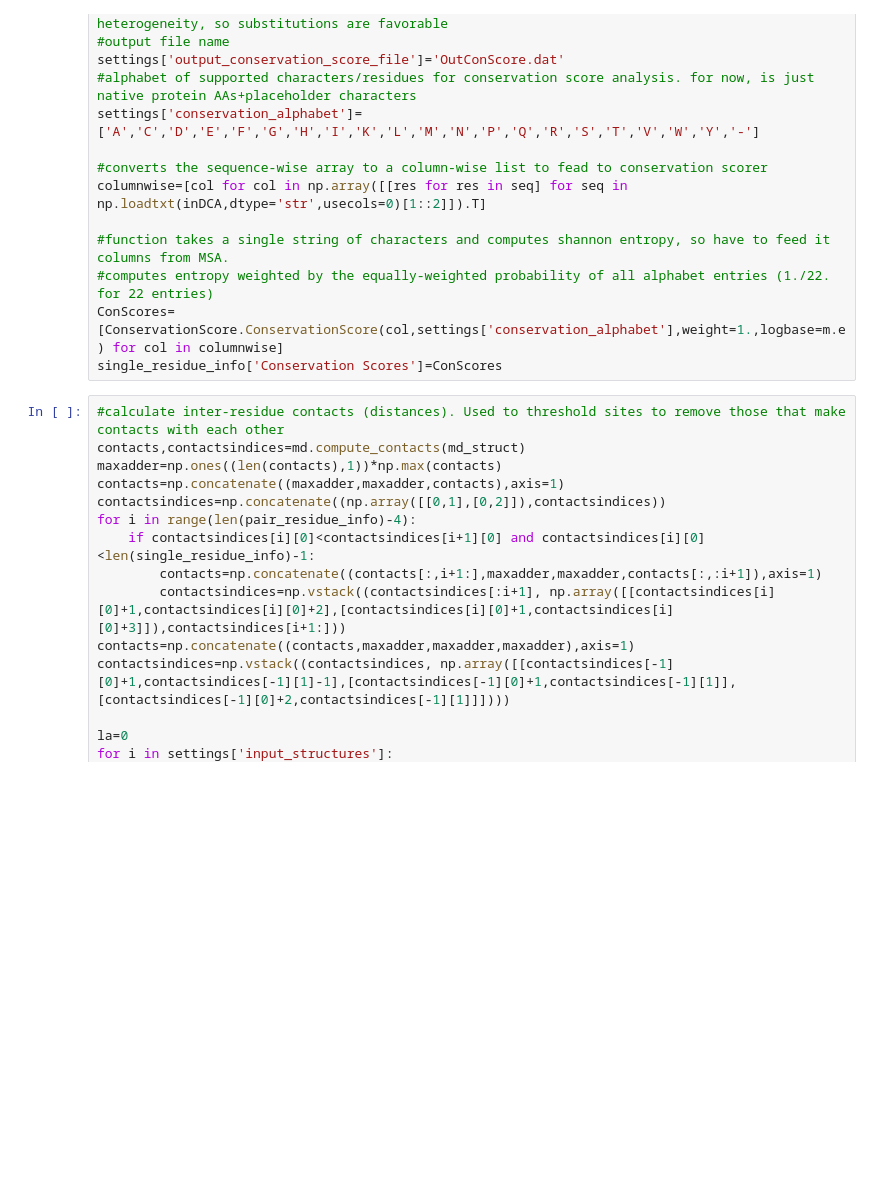
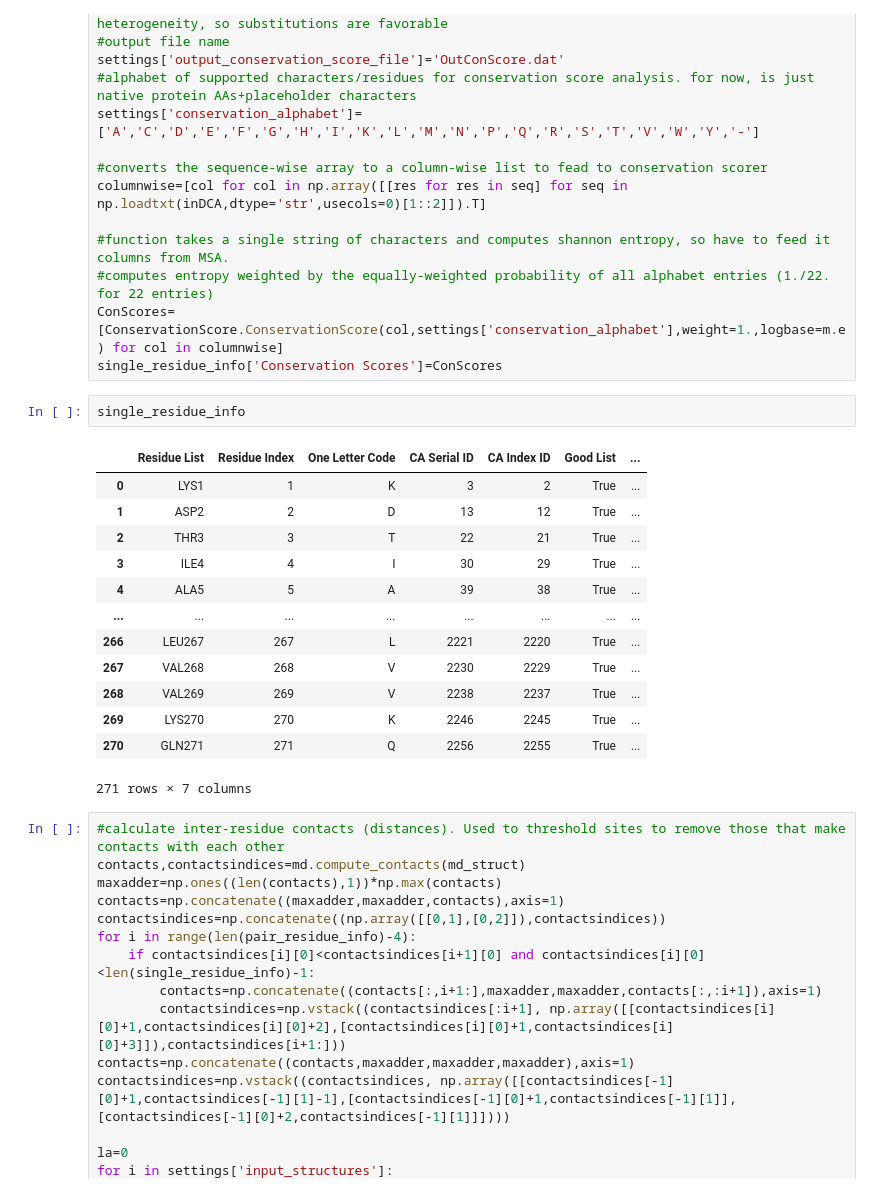
Before and after one commit to SMB-Lab/FRETNet-Designer, a Jupyter notebook: Master_AutoFRETDesign_Rewrite_5_11_23.ipynb, the cells around one changed output. Drawn from its saved outputs; the diff is of its cells as text; blank space fills up the shorter version.

```diff
--- a/Master_AutoFRETDesign_Rewrite_5_11_23.ipynb
+++ b/Master_AutoFRETDesign_Rewrite_5_11_23.ipynb
@@ -475,6 +361,22 @@ columnwise=[col for col in np.array([[res for res in seq] for seq in np.loadtxt(
 #computes entropy weighted by the equally-weighted probability of all alphabet entries (1./22. for 22 entries)
 ConScores=[ConservationScore.ConservationScore(col,settings['conservation_alphabet'],weight=1.,logbase=m.e) for col in columnwise]
 single_residue_info['Conservation Scores']=ConScores
+# %%
+single_residue_info
+# %% [output]
+|  | Residue List | Residue Index | One Letter Code | CA Serial ID | CA Index ID | Good List | ... |
+| 0 | LYS1 | 1 | K | 3 | 2 | True | ... |
+| 1 | ASP2 | 2 | D | 13 | 12 | True | ... |
+| 2 | THR3 | 3 | T | 22 | 21 | True | ... |
+| 3 | ILE4 | 4 | I | 30 | 29 | True | ... |
+| 4 | ALA5 | 5 | A | 39 | 38 | True | ... |
+| ... | ... | ... | ... | ... | ... | ... | ... |
+| 266 | LEU267 | 267 | L | 2221 | 2220 | True | ... |
+| 267 | VAL268 | 268 | V | 2230 | 2229 | True | ... |
+| 268 | VAL269 | 269 | V | 2238 | 2237 | True | ... |
+| 269 | LYS270 | 270 | K | 2246 | 2245 | True | ... |
+| 270 | GLN271 | 271 | Q | 2256 | 2255 | True | ... |
+271 rows × 7 columns
 # %%
 #calculate inter-residue contacts (distances). Used to threshold sites to remove those that make contacts with each other
 contacts,contactsindices=md.compute_contacts(md_struct)
```
Also changed, not shown: parts of 24 cells of this notebook, 5 other files.
